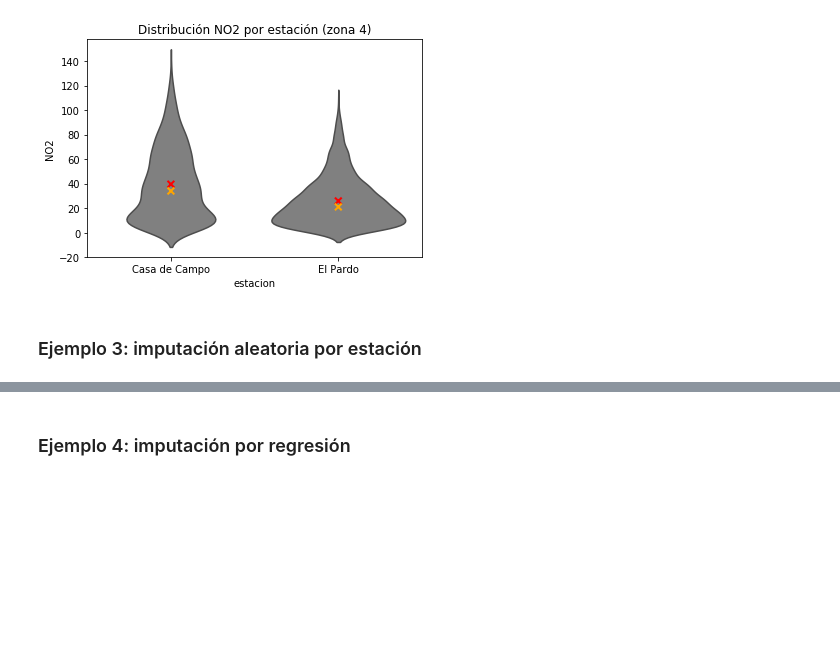
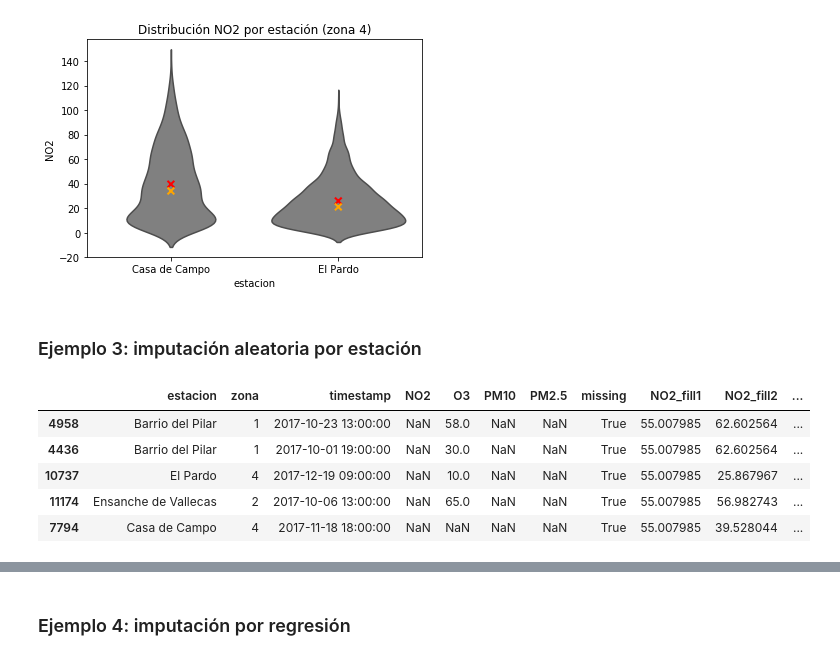
Before and after one commit to mariamedp/imputacion_valores_nulos, a Jupyter notebook: ejemplos.ipynb, the cells around one changed output, grey strips where cells are left out. Drawn from its saved outputs; the diff is of its cells as text; code cells hidden in the pictures; blank space fills up the shorter version.

```diff
--- a/ejemplos.ipynb
+++ b/ejemplos.ipynb
@@ -95,0 +101,15 @@ Text(0.5,1,'Distribución NO2 por estación (zona 4)')
+# %%
+NO2_sample = contaminacion.groupby('estacion').apply(
+    lambda x: x[~x.missing].NO2_bins.sample(x.shape[0], replace=True)
+).reset_index().NO2_bins
+
+contaminacion['NO2_fill3'] = contaminacion.NO2.where(pd.notna(contaminacion.NO2), NO2_sample)
+
+contaminacion[pd.isna(contaminacion.NO2)].sample(5)
+# %% [output]
+|  | estacion | zona | timestamp | NO2 | O3 | PM10 | PM2.5 | missing | NO2_fill1 | NO2_fill2 | ... |
+| 4958 | Barrio del Pilar | 1 | 2017-10-23 13:00:00 | NaN | 58.0 | NaN | NaN | True | 55.007985 | 62.602564 | ... |
+| 4436 | Barrio del Pilar | 1 | 2017-10-01 19:00:00 | NaN | 30.0 | NaN | NaN | True | 55.007985 | 62.602564 | ... |
+| 10737 | El Pardo | 4 | 2017-12-19 09:00:00 | NaN | 10.0 | NaN | NaN | True | 55.007985 | 25.867967 | ... |
+| 11174 | Ensanche de Vallecas | 2 | 2017-10-06 13:00:00 | NaN | 65.0 | NaN | NaN | True | 55.007985 | 56.982743 | ... |
+| 7794 | Casa de Campo | 4 | 2017-11-18 18:00:00 | NaN | NaN | NaN | NaN | True | 55.007985 | 39.528044 | ... |
```
Also changed, not shown: parts of 5 cells of this notebook.
